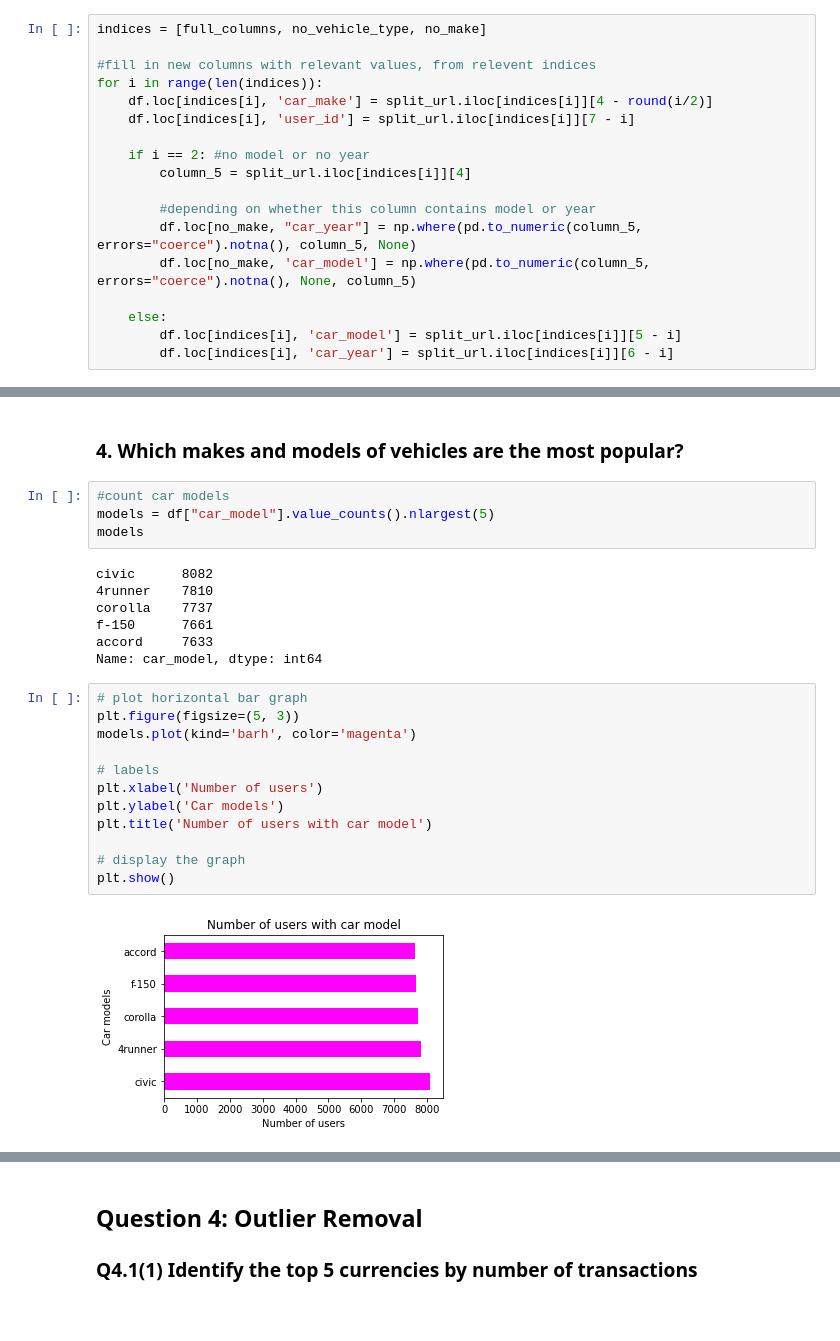
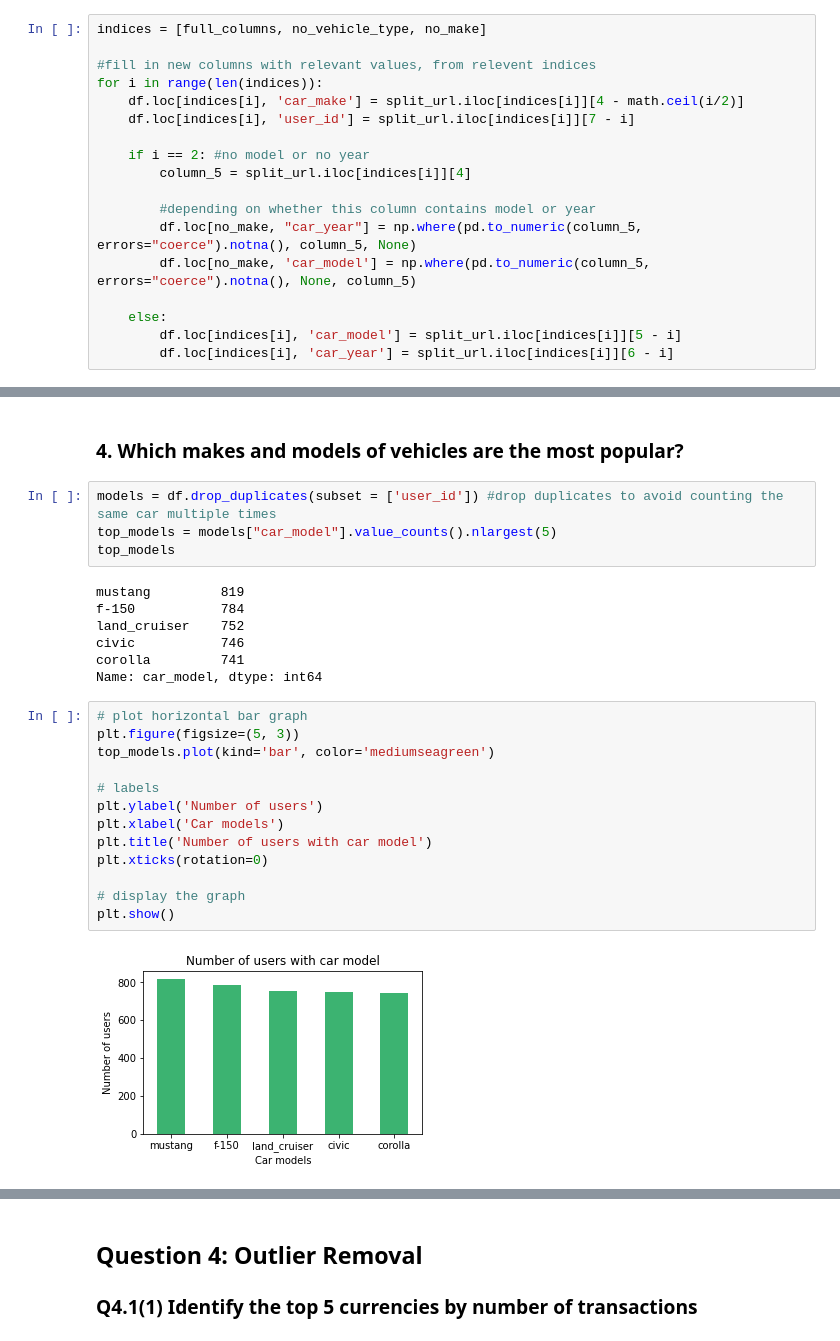
Before and after one commit to SeanMz28/IDVE_assignment1, a Jupyter notebook: assignment1.ipynb, the cells around one changed output, grey strips where cells are left out. Cells and saved outputs as stored; diff of their text form; blank space fills up the shorter version.

```diff
--- a/assignment1.ipynb
+++ b/assignment1.ipynb
@@ -620,7 +620,7 @@ indices = [full_columns, no_vehicle_type, no_make]
 
 #fill in new columns with relevant values, from relevent indices
 for i in range(len(indices)):
-    df.loc[indices[i], 'car_make'] = split_url.iloc[indices[i]][4 - round(i/2)]
+    df.loc[indices[i], 'car_make'] = split_url.iloc[indices[i]][4 - math.ceil(i/2)]
     df.loc[indices[i], 'user_id'] = split_url.iloc[indices[i]][7 - i]
 
     if i == 2: #no model or no year
@@ -776,29 +774,30 @@ plt.show()
 [figure]
 # %% [markdown]
 ### 4. Which makes and models of vehicles are the most popular?
-# %%
-#count car models
-models = df["car_model"].value_counts().nlargest(5)
-models
-# %% [output]
-civic      8082
-4runner    7810
-corolla    7737
-f-150      7661
-accord     7633
-Name: car_model, dtype: int64
+# %%
+models = df.drop_duplicates(subset = ['user_id']) #drop duplicates to avoid counting the same car multiple times
+top_models = models["car_model"].value_counts().nlargest(5)
+top_models
+# %% [output]
+mustang         819
+f-150           784
+land_cruiser    752
+civic           746
+corolla         741
+Name: car_model, dtype: int64
 # %%
 # plot horizontal bar graph
 plt.figure(figsize=(5, 3))
-models.plot(kind='barh', color='magenta')
+top_models.plot(kind='bar', color='mediumseagreen')
 
 # labels
-plt.xlabel('Number of users')
-plt.ylabel('Car models')
+plt.ylabel('Number of users')
+plt.xlabel('Car models')
 plt.title('Number of users with car model')
+plt.xticks(rotation=0)
 
 # display the graph
 plt.show()
 # %% [output]
-[figure, old version]
+[figure, new version]
 # %%
```
Also changed, not shown: parts of 28 cells of this notebook.
